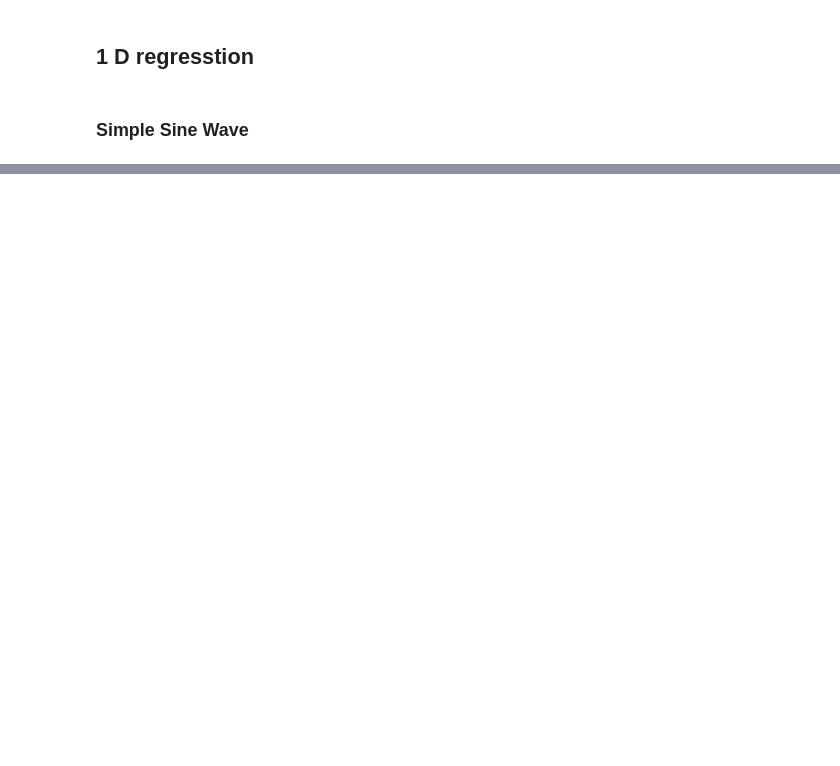
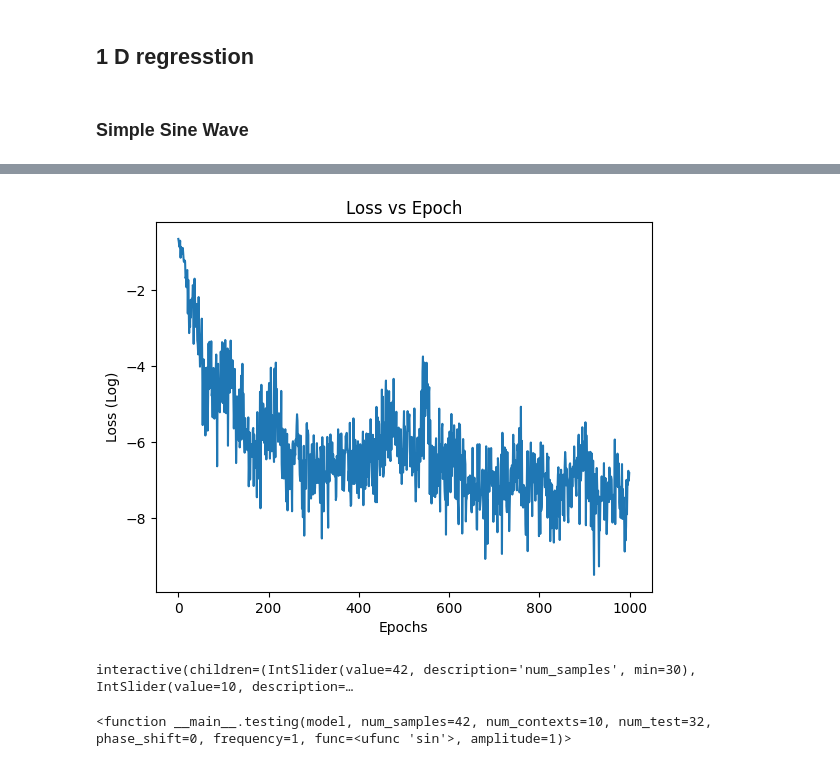
Before and after one commit to chirag-25/CNP, a Jupyter notebook: 1d.ipynb, the cells around one changed output, grey strips where cells are left out. Saved outputs shown, nothing was run; the diff lists cells and outputs as text; code cells hidden in the pictures; blank space fills up the shorter version.

```diff
--- a/1d.ipynb
+++ b/1d.ipynb
@@ -600,0 +143,76 @@ plt.imshow(predictions.detach().numpy().reshape(28, 28), cmap='gray')
+# %%
+import torch.optim as optim
+
+def train(training_data, num_epochs = 1000, num_samples = 42, context_size = 10, target_size = 30):
+    encoder_layout = [[2, 256], [256, 256], [256, 256], [256, 128]]
+    decoder_layout = [[129, 256], [256, 256], [256, 256], [256, 1]]
+    model = CNP(encoder_layout, decoder_layout, torch.relu)
+
+    criterion = nn.MSELoss()
+    optimizer = optim.Adam(model.parameters(), lr=0.001)
+    losses = []
+    for epoch in tqdm(range(num_epochs)):
+        context=np.random.choice(num_samples, context_size, replace=False)
+        target=np.random.choice(num_samples, target_size, replace=False)
+        train_set=np.random.randint(0, len(training_data))
+
+
+        target_x=training_data[train_set][0][target]
+        target_y=training_data[train_set][1][target]
+        context_x=training_data[train_set][0][context]
+        context_y=training_data[train_set][1][context]
+
+
+        context_x = torch.tensor(context_x, dtype=torch.float32).view(-1,1)
+        context_y = torch.tensor(context_y, dtype=torch.float32).view(-1, 1)
+        target_x = torch.tensor(target_x, dtype=torch.float32).view(-1, 1)
+        target_y = torch.tensor(target_y, dtype=torch.float32).view(-1, 1)
+
+        model.train()
+        optimizer.zero_grad()
+        predictions = model(context_x, context_y, target_x)
+        loss = criterion(predictions, target_y.view(-1, 1))
+        loss.backward()
+        optimizer.step()
+        losses.append(loss.item())
+        # print(f"Epoch [{epoch+1}/{num_epochs}], Loss: {loss.item():.4f}")
+    plt.plot(np.arange(num_epochs), np.log(losses))
+    plt.xlabel('Epochs')
+    plt.ylabel("Loss (Log)")
+    plt.title("Loss vs Epoch")
+    plt.show()
+    return model
+# %%
+training_data = [generate_data(42) for i in range(100)]
+model = train(training_data, 1000)
+# %% [output]
+[figure, added]
+# %%
+def testing(model, num_samples = 42, num_contexts = 10, num_test = 32, phase_shift = 0, frequency = 1, func = np.sin, amplitude = 1):
+    test_data = generate_data(num_samples, phase_shift, frequency, func, amplitude)
+
+    context=np.random.choice(num_samples, num_contexts, replace=False)
+    target=np.random.choice(num_samples, num_test, replace=False)
+
+
+    target_x=test_data[0][target]
+    target_y=test_data[1][target]
+    context_x=test_data[0][context]
+    context_y=test_data[1][context]
+
+
+    context_x = torch.tensor(context_x, dtype=torch.float32).view(-1, 1)
+    context_y = torch.tensor(context_y, dtype=torch.float32).view(-1, 1)
+    target_x = torch.tensor(target_x, dtype=torch.float32).view(-1, 1)
+    target_y = torch.tensor(target_y, dtype=torch.float32).view(-1, 1)
+    predictions = model(context_x, context_y, target_x)
+
+    plt.scatter(target_x, predictions.detach().numpy(), label='Prediction')
+    plt.scatter(target_x, target_y, label="Actual", color='r')
+    plt.scatter(context_x, context_y, label="Context Data", color='g')
+    plt.legend()
+
+widgets.interact(testing, model = widgets.fixed(model), num_samples = (30, 100, 1), num_contexts = (1, 100, 1), num_test = (1, 100, 1), phase_shift = (0, 10, 0.1), frequency = (0, 10, 0.1), func = [np.sin, np.cos], amplitude = (0, 10, 0.1))
+# %% [output]
+interactive(children=(IntSlider(value=42, description='num_samples', min=30), IntSlider(value=10, description=…
+<function __main__.testing(model, num_samples=42, num_contexts=10, num_test=32, phase_shift=0, frequency=1, func=<ufunc 'sin'>, amplitude=1)>
```
Also changed, not shown: parts of 56 cells of this notebook, 1 other file.
